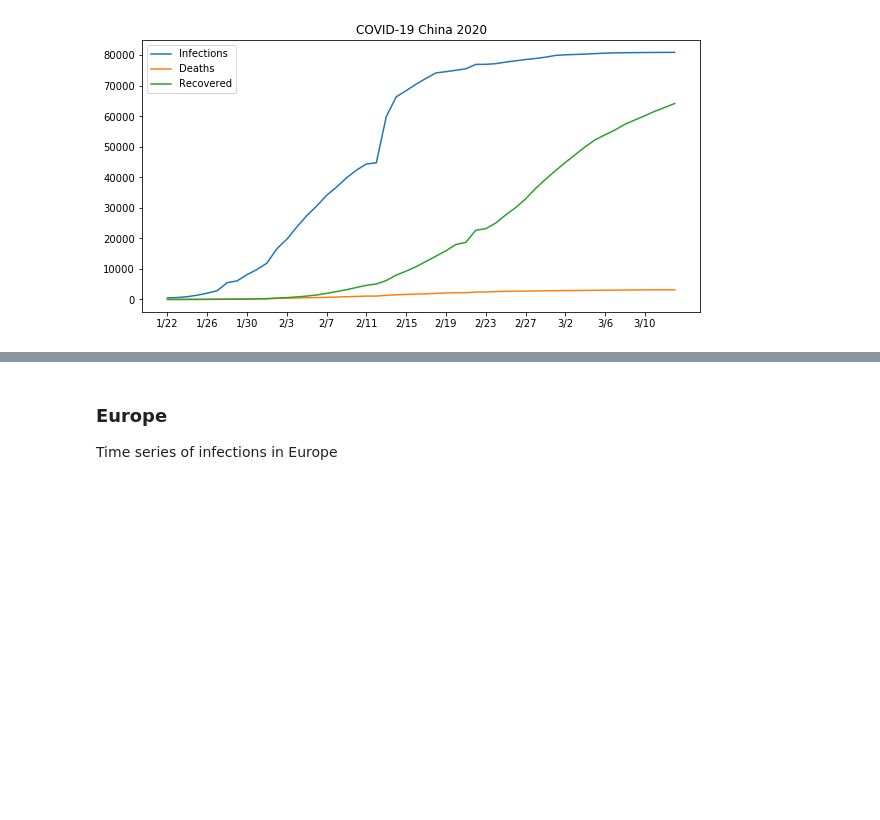
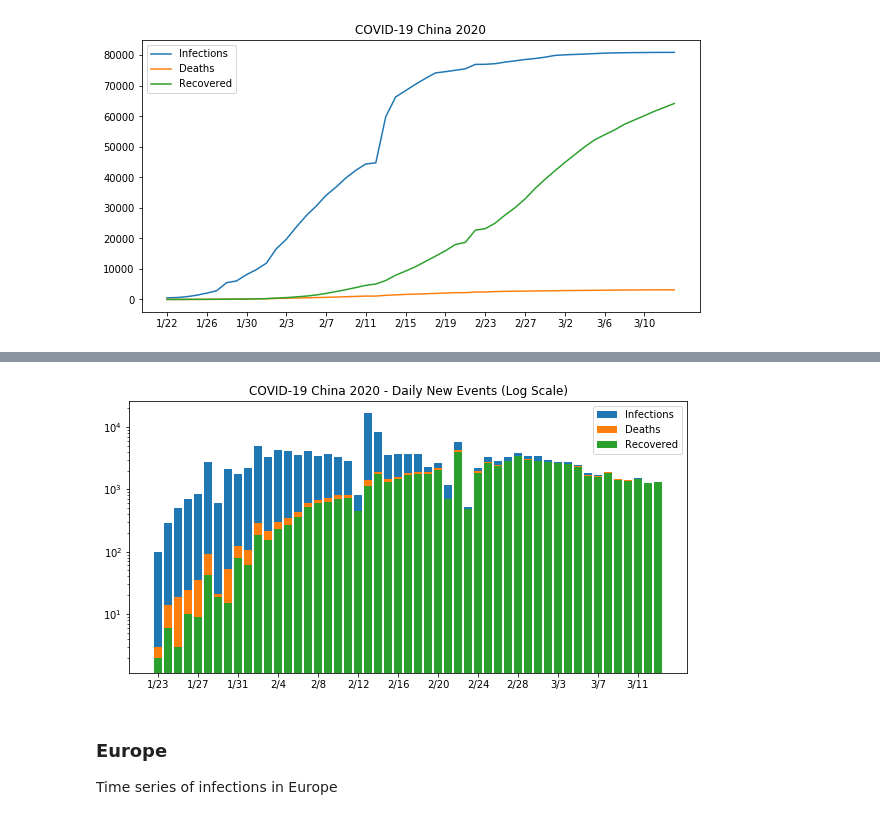
Before and after one commit to UncleGedd/COVID19-EDA, a Jupyter notebook: COVID-19 Viz.ipynb, the cells around one changed output, grey strips where cells are left out. Cells and saved outputs as stored; diff of their text form; code cells hidden in the pictures; blank space fills up the shorter version.

```diff
--- a/COVID-19 Viz.ipynb
+++ b/COVID-19 Viz.ipynb
@@ -81,3 +116,15 @@ plt.show()
+# %%
+plt.figure(figsize=(10,5))
+plt.bar(dates, daily_infections_china, label="Infections",
+        bottom=np.array(daily_deaths_china+np.array(daily_recovered_china)), log=True)
+plt.bar(dates, daily_deaths_china, label="Deaths", bottom=daily_recovered_china, log=True)
+plt.bar(dates, daily_recovered_china, label="Recovered", log=True)
+plt.xticks(range(0, len(dates), 4))
+plt.legend()
+plt.title('COVID-19 China 2020 - Daily New Events (Log Scale)')
+plt.show()
+# %% [output]
+[figure, added]
 # %% [markdown]
 ### Europe
 Time series of infections in Europe
```
Also changed, not shown: parts of 12 cells of this notebook.
